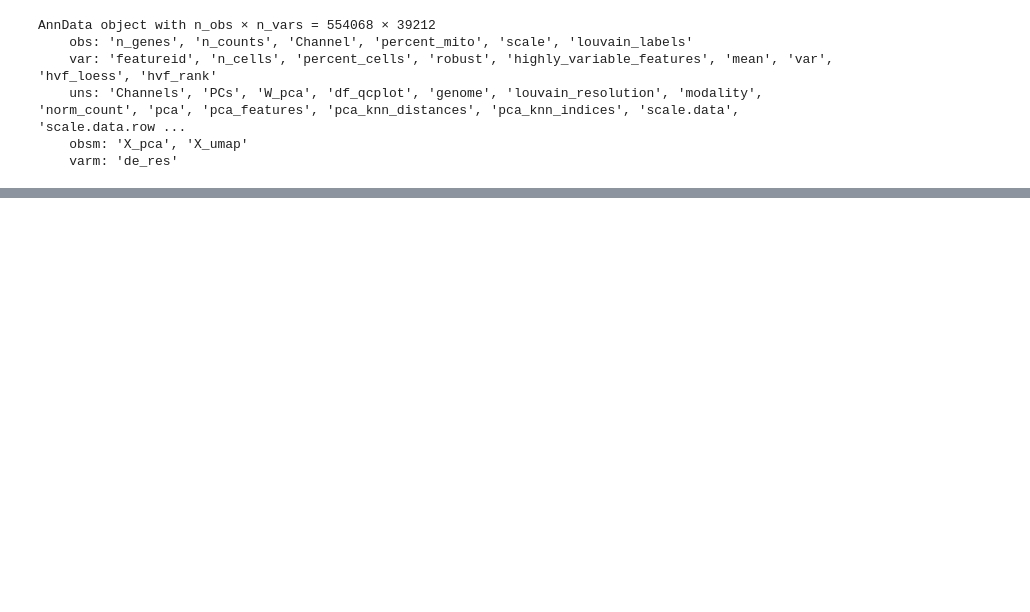
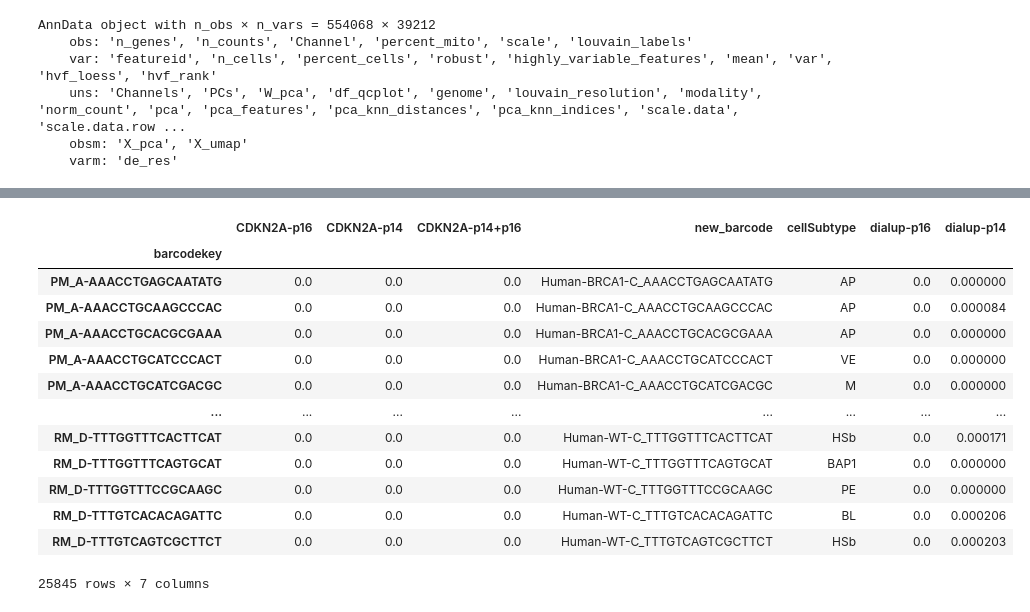
Before and after one commit to broadinstitute/CDKN2A-gene-regulation, a Jupyter notebook: Brugge_comparison.ipynb, the cells around one changed output, grey strips where cells are left out. Saved outputs shown, nothing was run; the diff lists cells and outputs as text; code cells hidden in the pictures; blank space fills up the shorter version.

```diff
--- a/Brugge_comparison.ipynb
+++ b/Brugge_comparison.ipynb
@@ -123,0 +115,29 @@ plt.show()
+# %%
+# Rename columns in merged_df
+merged_df = merged_df.rename(columns={
+    'CDKN2A_p16_ex1': 'CDKN2A-p16',
+    'CDKN2A_p14_ex1': 'CDKN2A-p14',
+    'CDKN2A_p14_p16': 'CDKN2A-p14+p16',
+    'dialup_p16_ratio_nCounts': 'dialup-p16',
+    'dialup_p14_ratio_nCounts': 'dialup-p14'
+})
+
+# The rest of your code remains the same, but now uses the new column names.
+# For example, the genes list should be updated:
+genes = ['CDKN2A-p16', 'CDKN2A-p14', 'CDKN2A-p14+p16', 'dialup-p16', 'dialup-p14']
+merged_df
+# %% [output]
+|  | CDKN2A-p16 | CDKN2A-p14 | CDKN2A-p14+p16 | new_barcode | cellSubtype | dialup-p16 | dialup-p14 |
+| barcodekey |  |  |  |  |  |  |  |
+| PM_A-AAACCTGAGCAATATG | 0.0 | 0.0 | 0.0 | Human-BRCA1-C_AAACCTGAGCAATATG | AP | 0.0 | 0.000000 |
+| PM_A-AAACCTGCAAGCCCAC | 0.0 | 0.0 | 0.0 | Human-BRCA1-C_AAACCTGCAAGCCCAC | AP | 0.0 | 0.000084 |
+| PM_A-AAACCTGCACGCGAAA | 0.0 | 0.0 | 0.0 | Human-BRCA1-C_AAACCTGCACGCGAAA | AP | 0.0 | 0.000000 |
+| PM_A-AAACCTGCATCCCACT | 0.0 | 0.0 | 0.0 | Human-BRCA1-C_AAACCTGCATCCCACT | VE | 0.0 | 0.000000 |
+| PM_A-AAACCTGCATCGACGC | 0.0 | 0.0 | 0.0 | Human-BRCA1-C_AAACCTGCATCGACGC | M | 0.0 | 0.000000 |
+| ... | ... | ... | ... | ... | ... | ... | ... |
+| RM_D-TTTGGTTTCACTTCAT | 0.0 | 0.0 | 0.0 | Human-WT-C_TTTGGTTTCACTTCAT | HSb | 0.0 | 0.000171 |
+| RM_D-TTTGGTTTCAGTGCAT | 0.0 | 0.0 | 0.0 | Human-WT-C_TTTGGTTTCAGTGCAT | BAP1 | 0.0 | 0.000000 |
+| RM_D-TTTGGTTTCCGCAAGC | 0.0 | 0.0 | 0.0 | Human-WT-C_TTTGGTTTCCGCAAGC | PE | 0.0 | 0.000000 |
+| RM_D-TTTGTCACACAGATTC | 0.0 | 0.0 | 0.0 | Human-WT-C_TTTGTCACACAGATTC | BL | 0.0 | 0.000206 |
+| RM_D-TTTGTCAGTCGCTTCT | 0.0 | 0.0 | 0.0 | Human-WT-C_TTTGTCAGTCGCTTCT | HSb | 0.0 | 0.000203 |
+25845 rows × 7 columns
```
Also changed, not shown: parts of 18 cells of this notebook.
